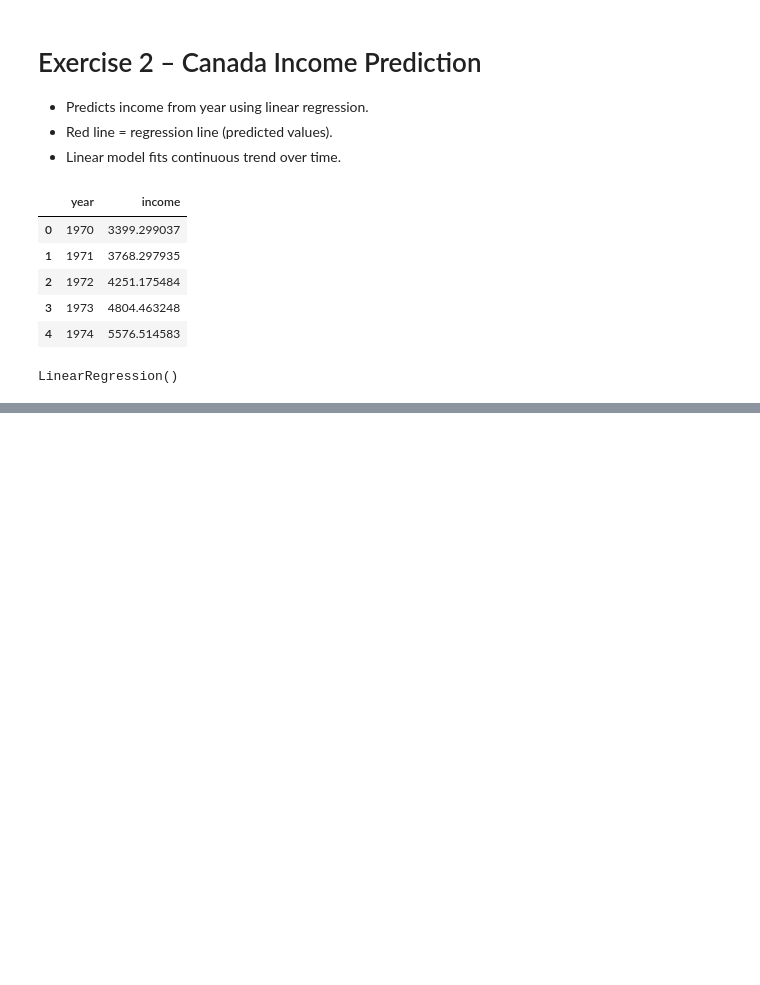
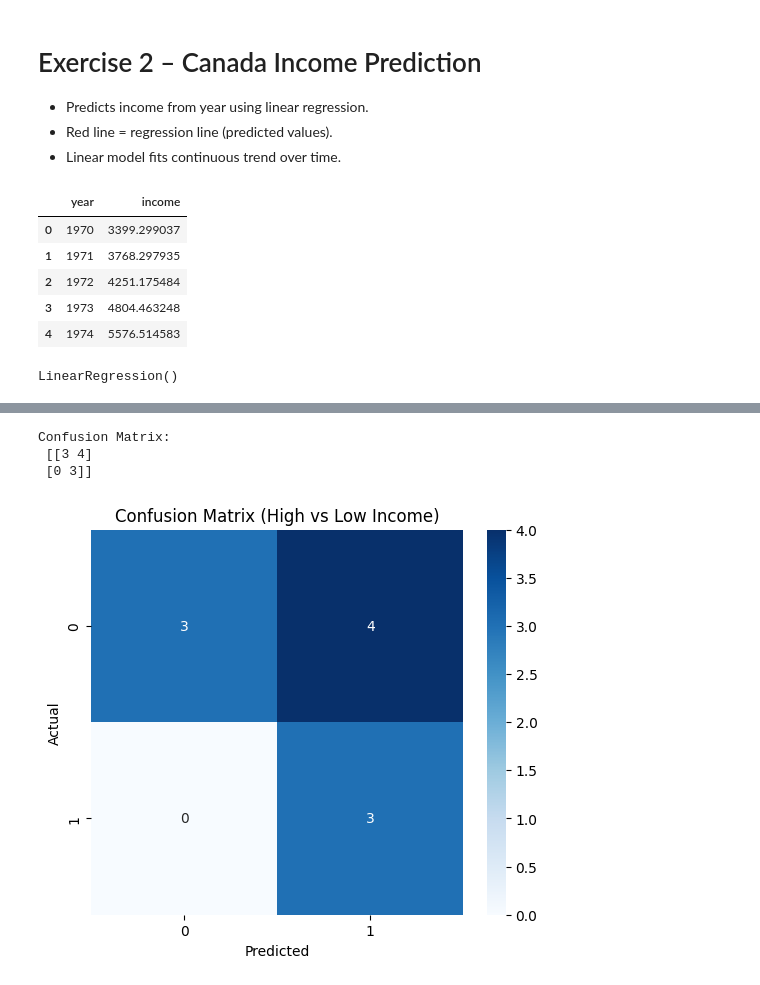
Before and after one commit to jacobfrancisr1/csc180, a Jupyter notebook: Excercises/Excercise-2.ipynb, the cells around one changed output, grey strips where cells are left out. Saved outputs shown, nothing was run; the diff lists cells and outputs as text; code cells hidden in the pictures; blank space fills up the shorter version.

```diff
--- a/Excercises/Excercise-2.ipynb
+++ b/Excercises/Excercise-2.ipynb
@@ -44,0 +58,3 @@ Prediction for 1965: -4276.8850428315345
+# %%
+# Train/test split
+X_train, X_test, y_train, y_test = train_test_split(X, y, test_size=0.2, random_state=42)
@@ -44,0 +80,31 @@ Prediction for 1965: -4276.8850428315345
+# %%
+# For regression, predictions are continuous vaules
+# So, we create a classification by labeling values
+# 0 = Below average income, 1 = Above average income
+y_pred = model2.predict(X_test)
+y_pred = np.maximum(y_pred, 0)  # Apply 0 boundary
+
+threshold = y.mean() # Mean income as classification threshold
+y_true_class = (y_test > threshold).astype(int) # change value into int
+y_pred_class = (y_pred > threshold).astype(int) # change value into int
+
+# Generate confusion matrix
+cm = confusion_matrix(y_true_class, y_pred_class)
+print("\nConfusion Matrix:\n", cm)
+
+# Visualize confusion matrix
+plt.figure(figsize=(6,5))
+sn.heatmap(cm, annot=True, fmt='d', cmap='Blues')
+plt.xlabel('Predicted')
+plt.ylabel('Actual')
+plt.title('Confusion Matrix (High vs Low Income)')
+plt.show()
+
+# Regression models output continuous values like income, not classes.
+# To visualize a confusion matrix, we artificially convert predictions into
+# two classes (above or below the mean).
+# %% [output]
+Confusion Matrix:
+ [[3 4]
+ [0 3]]
+[figure, added]
```
Also changed, not shown: parts of 8 cells of this notebook, 5 other files.
